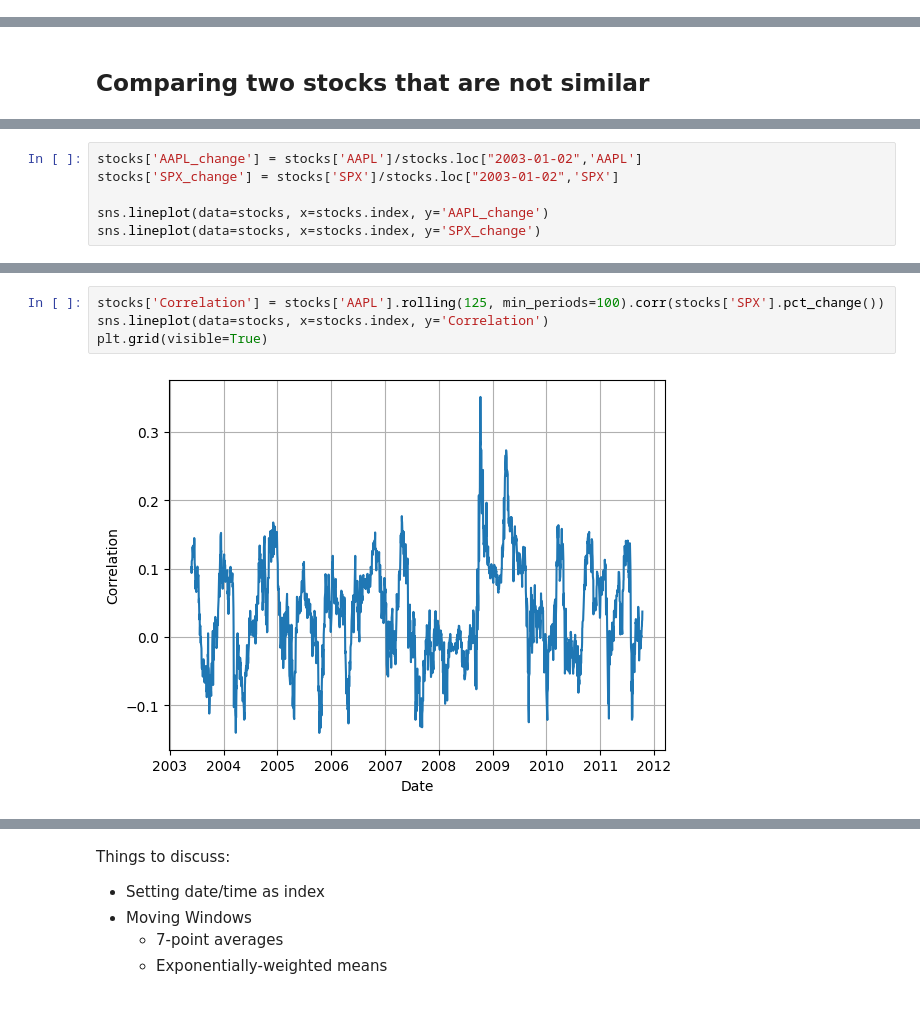
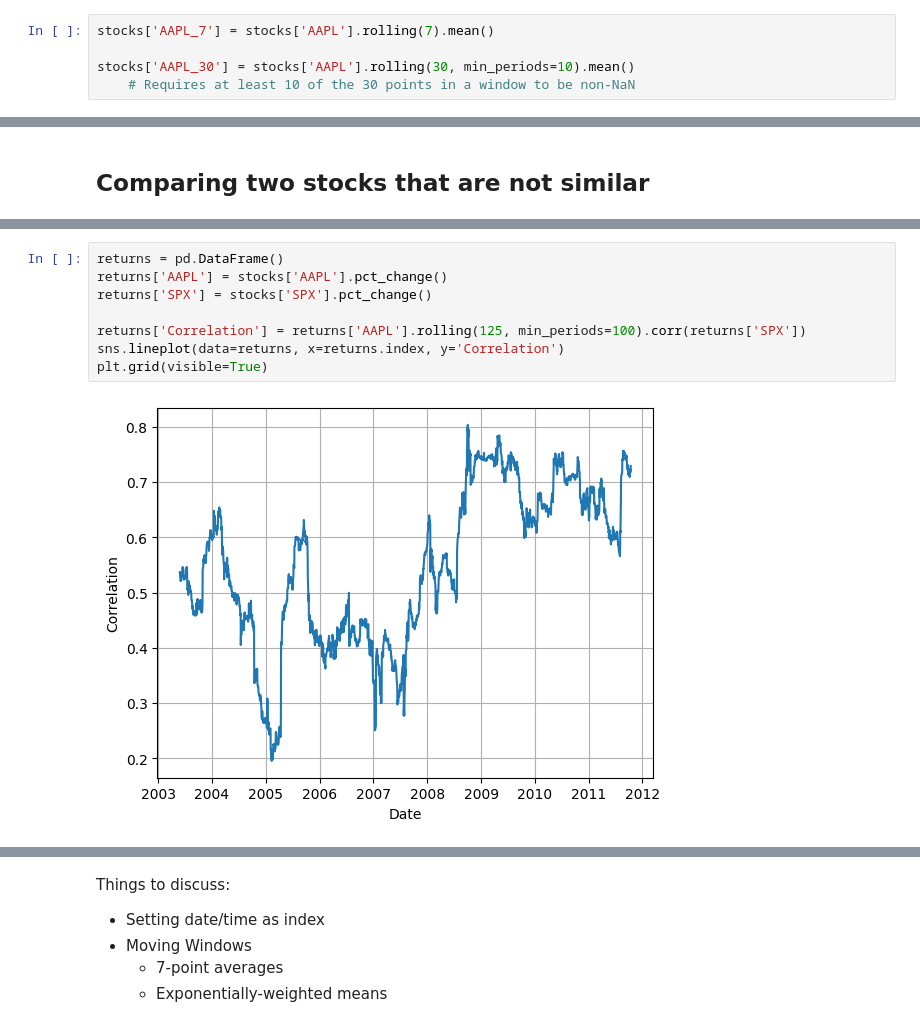
Before and after one commit to drolsonmi/math3080, a Jupyter notebook: Notes/09 Timeseries.ipynb, the cells around one changed output, grey strips where cells are left out. Drawn from its saved outputs; the diff is of its cells as text.

```diff
--- a/Notes/09 Timeseries.ipynb
+++ b/Notes/09 Timeseries.ipynb
@@ -360,0 +387,5 @@ plt.show()
+# %%
+stocks['AAPL_7'] = stocks['AAPL'].rolling(7).mean()
+
+stocks['AAPL_30'] = stocks['AAPL'].rolling(30, min_periods=10).mean()
+    # Requires at least 10 of the 30 points in a window to be non-NaN
@@ -411,6 +455,0 @@ sns.lineplot(data=stocks, x=stocks.index, y='SPX')
-# %%
-stocks['AAPL_change'] = stocks['AAPL']/stocks.loc["2003-01-02",'AAPL']
-stocks['SPX_change'] = stocks['SPX']/stocks.loc["2003-01-02",'SPX']
-
-sns.lineplot(data=stocks, x=stocks.index, y='AAPL_change')
-sns.lineplot(data=stocks, x=stocks.index, y='SPX_change')
@@ -427,6 +490,10 @@ plt.show()
 # %%
-stocks['Correlation'] = stocks['AAPL'].rolling(125, min_periods=100).corr(stocks['SPX'].pct_change())
-sns.lineplot(data=stocks, x=stocks.index, y='Correlation')
+returns = pd.DataFrame()
+returns['AAPL'] = stocks['AAPL'].pct_change()
+returns['SPX'] = stocks['SPX'].pct_change()
+
+returns['Correlation'] = returns['AAPL'].rolling(125, min_periods=100).corr(returns['SPX'])
+sns.lineplot(data=returns, x=returns.index, y='Correlation')
 plt.grid(visible=True)
 # %% [output]
-[figure, old version]
+[figure, new version]
```
Also changed, not shown: parts of 40 cells of this notebook.
